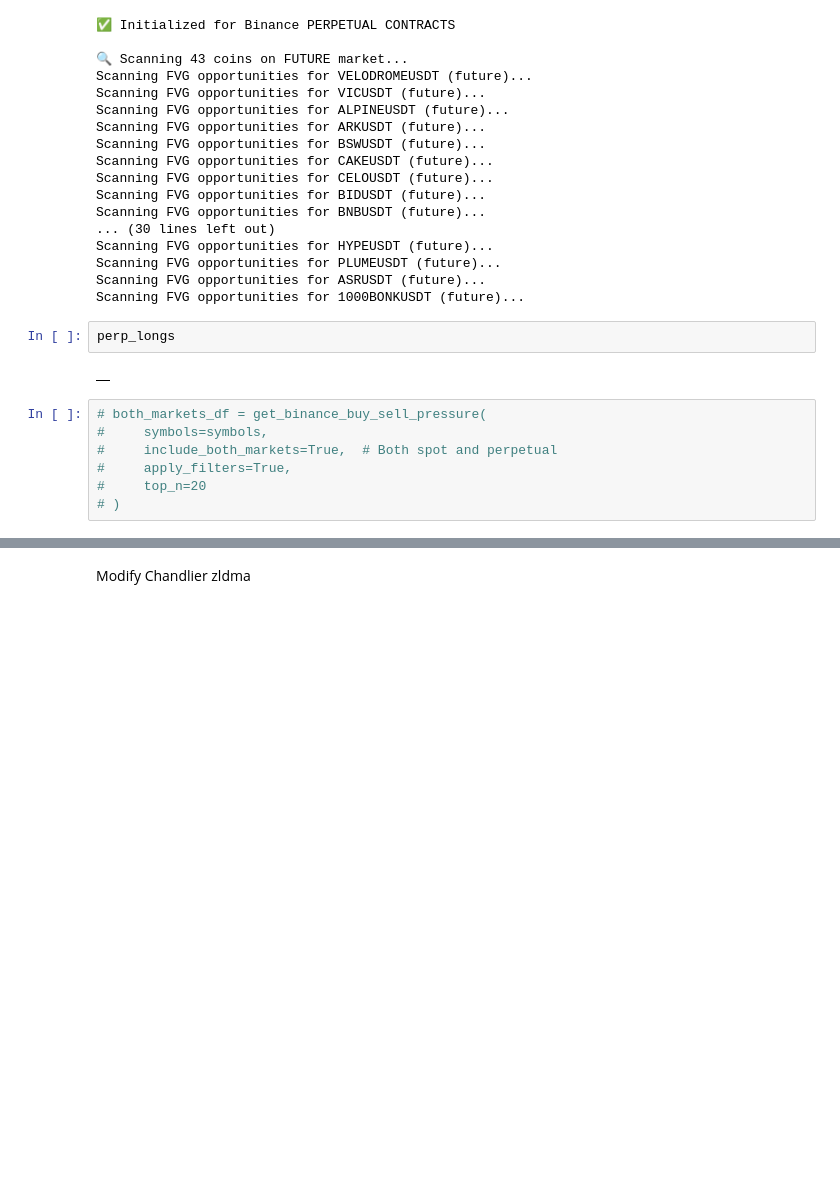
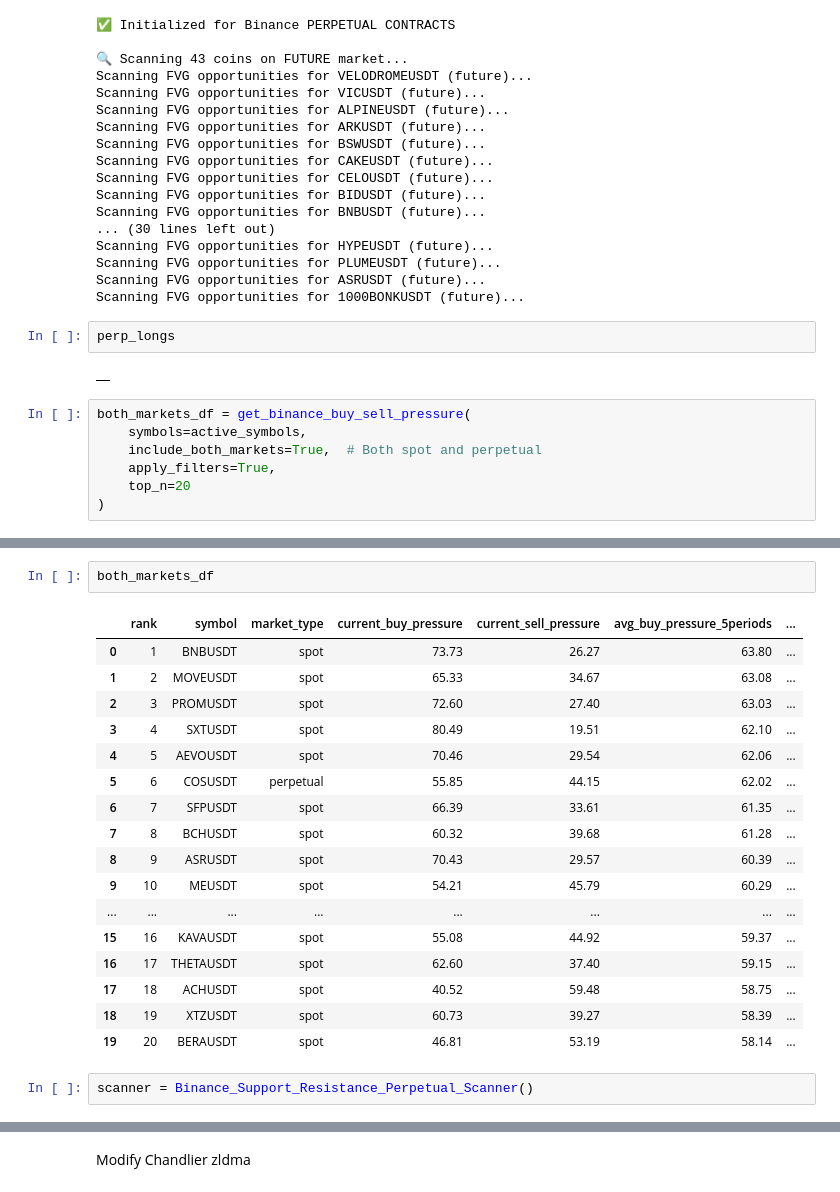
Before and after one commit to Arupreza/CrypBot, a Jupyter notebook: Future/Live_Trade_Future.ipynb, the cells around one changed output, grey strips where cells are left out. Drawn from its saved outputs; the diff is of its cells as text; blank space fills up the shorter version.

```diff
--- a/Future/Live_Trade_Future.ipynb
+++ b/Future/Live_Trade_Future.ipynb
@@ -264,9 +276,9 @@ perp_longs
 # %% [output]
 |  |
 # %%
-# both_markets_df = get_binance_buy_sell_pressure(
-#     symbols=symbols,
-#     include_both_markets=True,  # Both spot and perpetual
-#     apply_filters=True,
-#     top_n=20
-# )
+both_markets_df = get_binance_buy_sell_pressure(
+    symbols=active_symbols,
+    include_both_markets=True,  # Both spot and perpetual
+    apply_filters=True,
+    top_n=20
+)
@@ -272,0 +303,22 @@ perp_longs
+# %%
+both_markets_df
+# %% [output]
+|  | rank | symbol | market_type | current_buy_pressure | current_sell_pressure | avg_buy_pressure_5periods | ... |
+| 0 | 1 | BNBUSDT | spot | 73.73 | 26.27 | 63.80 | ... |
+| 1 | 2 | MOVEUSDT | spot | 65.33 | 34.67 | 63.08 | ... |
+| 2 | 3 | PROMUSDT | spot | 72.60 | 27.40 | 63.03 | ... |
+| 3 | 4 | SXTUSDT | spot | 80.49 | 19.51 | 62.10 | ... |
+| 4 | 5 | AEVOUSDT | spot | 70.46 | 29.54 | 62.06 | ... |
+| 5 | 6 | COSUSDT | perpetual | 55.85 | 44.15 | 62.02 | ... |
+| 6 | 7 | SFPUSDT | spot | 66.39 | 33.61 | 61.35 | ... |
+| 7 | 8 | BCHUSDT | spot | 60.32 | 39.68 | 61.28 | ... |
+| 8 | 9 | ASRUSDT | spot | 70.43 | 29.57 | 60.39 | ... |
+| 9 | 10 | MEUSDT | spot | 54.21 | 45.79 | 60.29 | ... |
+| ... | ... | ... | ... | ... | ... | ... | ... |
+| 15 | 16 | KAVAUSDT | spot | 55.08 | 44.92 | 59.37 | ... |
+| 16 | 17 | THETAUSDT | spot | 62.60 | 37.40 | 59.15 | ... |
+| 17 | 18 | ACHUSDT | spot | 40.52 | 59.48 | 58.75 | ... |
+| 18 | 19 | XTZUSDT | spot | 60.73 | 39.27 | 58.39 | ... |
+| 19 | 20 | BERAUSDT | spot | 46.81 | 53.19 | 58.14 | ... |
+# %%
+scanner = Binance_Support_Resistance_Perpetual_Scanner()
```
Also changed, not shown: parts of 17 cells of this notebook, 4 other files.
